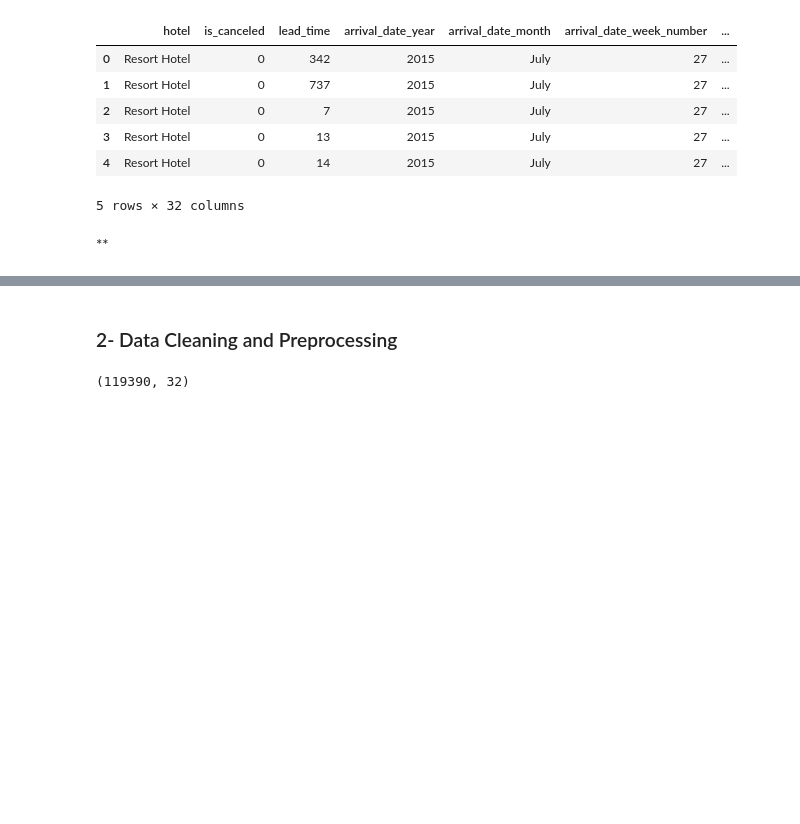
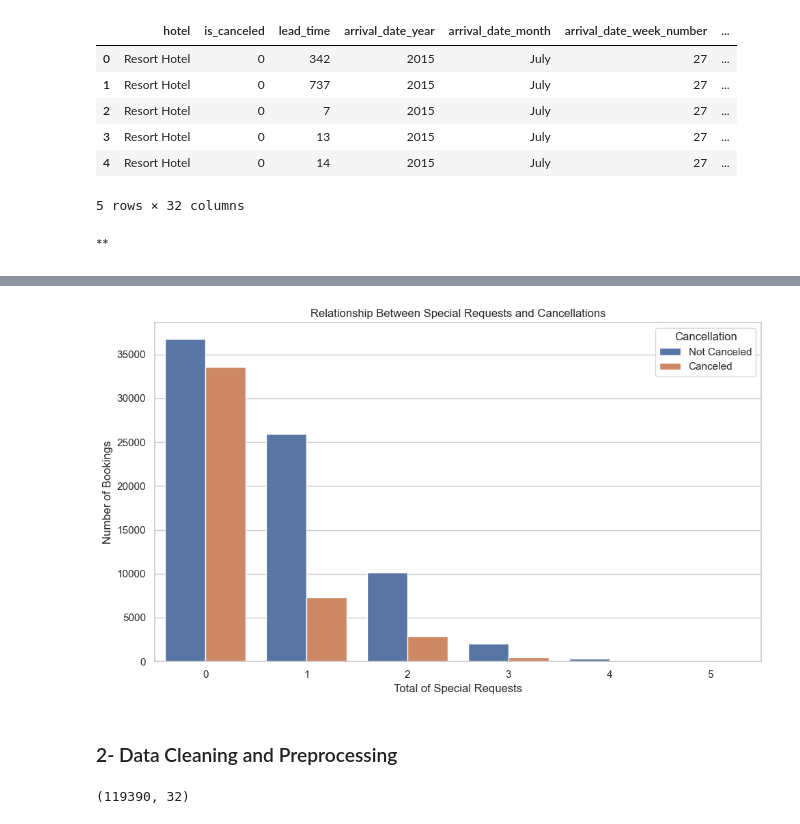
Before and after one commit to cmps460s24/mp-t9-amar-mohamed-osama-salman, a Jupyter notebook: project_new/project.ipynb, the cells around one changed output, grey strips where cells are left out. Cells and saved outputs as stored; diff of their text form; code cells hidden in the pictures; blank space fills up the shorter version.

```diff
--- a/project_new/project.ipynb
+++ b/project_new/project.ipynb
@@ -61,3 +122,19 @@ df.head()
+# %%
+# Set the aesthetic style for the plots
+sns.set(style="whitegrid")
+
+# Create the bar plot for the relationship between special requests and cancellations
+plt.figure(figsize=(10, 6))
+ax = sns.countplot(x='total_of_special_requests', hue='is_canceled', data=df)
+ax.set_title('Relationship Between Special Requests and Cancellations')
+ax.set_xlabel('Total of Special Requests')
+ax.set_ylabel('Number of Bookings')
+ax.legend(title='Cancellation', labels=['Not Canceled', 'Canceled'])
+
+plt.tight_layout()
+plt.show()
+# %% [output]
+[figure, added]
 # %% [markdown]
 ### 2- Data Cleaning and Preprocessing
 # %%
```
Also changed, not shown: parts of 7 cells of this notebook.
